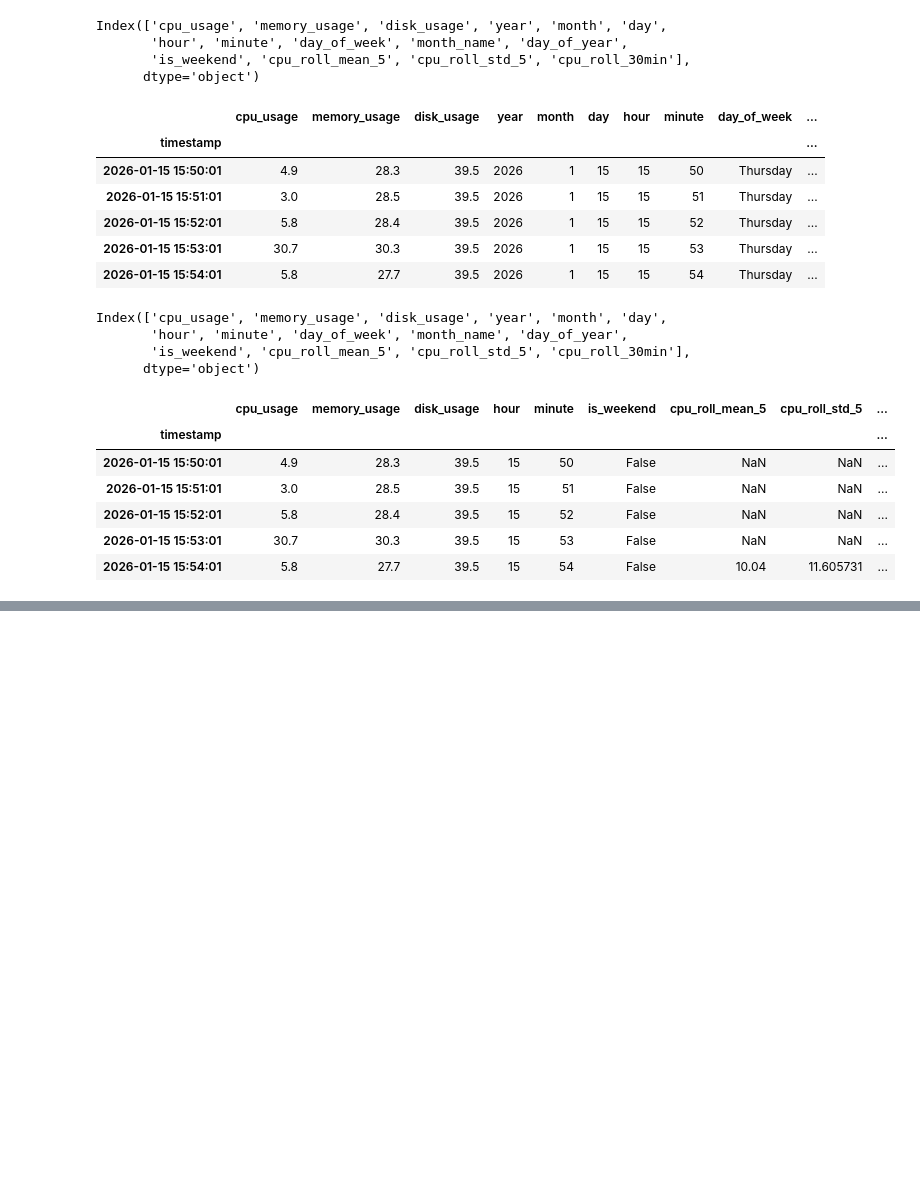
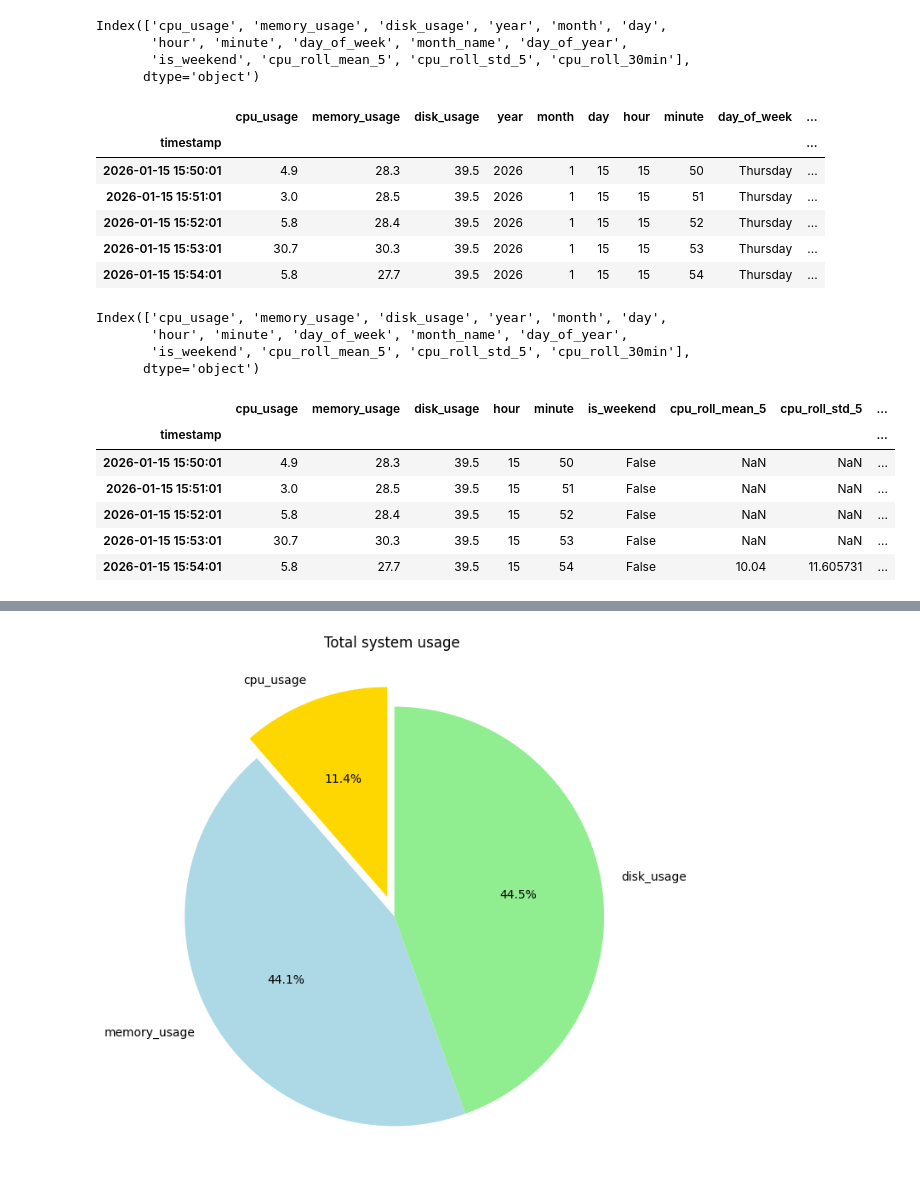
Before and after one commit to Abhishek08Mishra/SentinelSys-Intelligent-Linux-Monitoring-Platform, a Jupyter notebook: Linux_system_analysis_notebook.ipynb, the cells around one changed output, grey strips where cells are left out. Cells and saved outputs as stored; diff of their text form; code cells hidden in the pictures; blank space fills up the shorter version.

Commit message:
add features : pie chart for better visualization

```diff
--- a/Linux_system_analysis_notebook.ipynb
+++ b/Linux_system_analysis_notebook.ipynb
@@ -437,0 +436,19 @@ plt.show()
+# %%
+# pie chart plot of system usage
+
+usage_total = df[["cpu_usage", "memory_usage", "disk_usage"]].sum()
+
+plt.figure(figsize = (8,8))
+plt.pie(
+    usage_total,
+    labels = usage_total.index,
+    autopct='%1.1f%%',
+    startangle=90,
+    colors=['gold', 'lightblue', 'lightgreen'],
+    explode=(0.1,0,0)
+)
+plt.title("Total system usage ")
+plt.savefig("Total_system_usage_piechart.png")
+plt.show()
+# %% [output]
+[figure, added]
```
Also changed, not shown: parts of 25 cells of this notebook.
